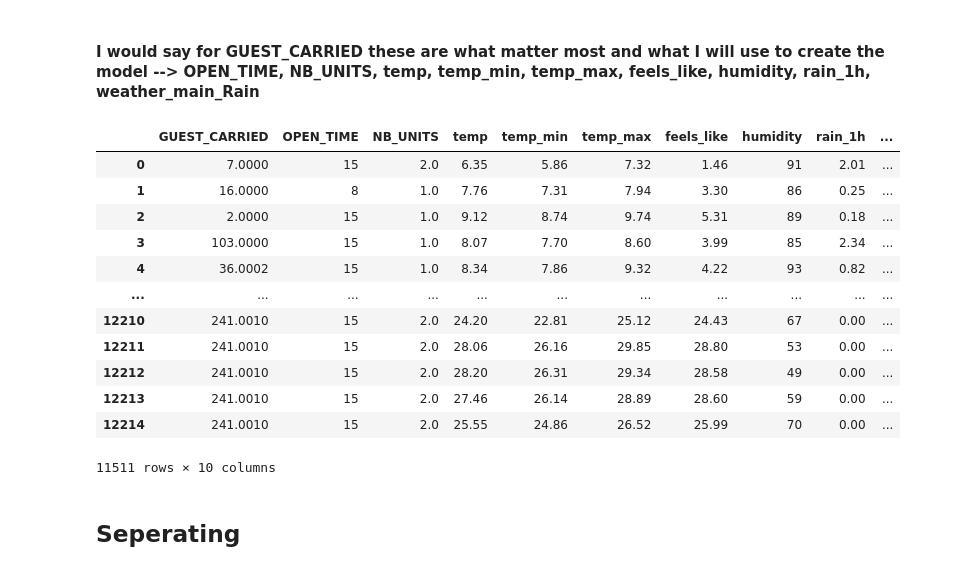
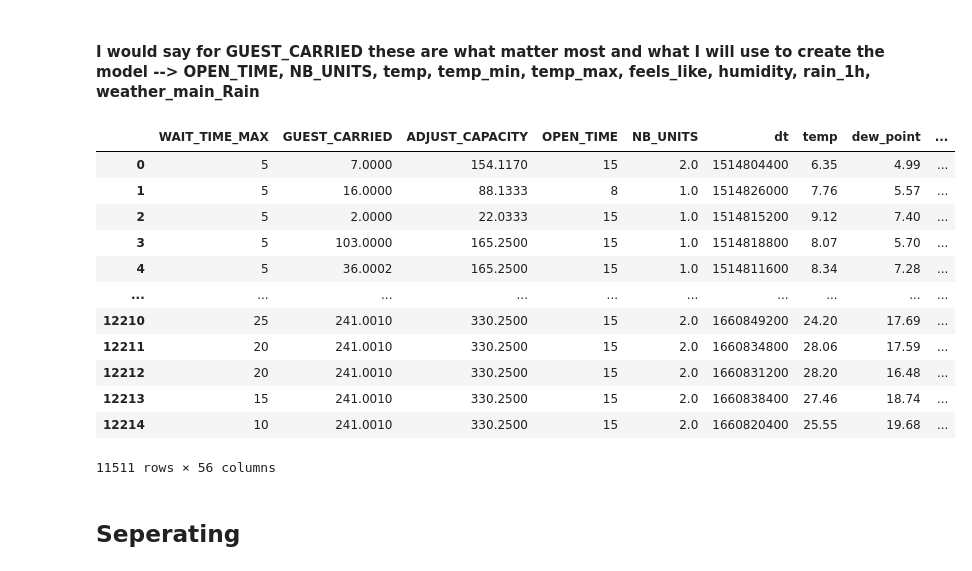
Before and after one commit to MwBm/DataAnalysisIntro, a Jupyter notebook: disneyData.ipynb, the cells around one changed output. Saved outputs shown, nothing was run; the diff lists cells and outputs as text; code cells hidden in the pictures.

```diff
--- a/disneyData.ipynb
+++ b/disneyData.ipynb
@@ -356,24 +356,22 @@ plt.show
 # %% [markdown]
 #### I would say for GUEST_CARRIED these are what matter most and what I will use to create the model --> OPEN_TIME, NB_UNITS, temp, temp_min, temp_max, feels_like, humidity, rain_1h, weather_main_Rain
 # %%
-merged_sk = merged_sk[['GUEST_CARRIED', 'OPEN_TIME', 'NB_UNITS', 'temp', 'temp_min', 'temp_max', 'feels_like', 'humidity', 'rain_1h', 'weather_main_Rain']]
-merged_sk['weather_main_Rain'] = merged_sk['weather_main_Rain'].astype(int)
 merged_sk = merged_sk[merged_sk['GUEST_CARRIED'] != 0] #Removing 0s since they are skewing the data and I believe that there are many false 0s
 merged_sk
 # %% [output]
-|  | GUEST_CARRIED | OPEN_TIME | NB_UNITS | temp | temp_min | temp_max | feels_like | humidity | rain_1h | ... |
-| 0 | 7.0000 | 15 | 2.0 | 6.35 | 5.86 | 7.32 | 1.46 | 91 | 2.01 | ... |
-| 1 | 16.0000 | 8 | 1.0 | 7.76 | 7.31 | 7.94 | 3.30 | 86 | 0.25 | ... |
-| 2 | 2.0000 | 15 | 1.0 | 9.12 | 8.74 | 9.74 | 5.31 | 89 | 0.18 | ... |
-| 3 | 103.0000 | 15 | 1.0 | 8.07 | 7.70 | 8.60 | 3.99 | 85 | 2.34 | ... |
-| 4 | 36.0002 | 15 | 1.0 | 8.34 | 7.86 | 9.32 | 4.22 | 93 | 0.82 | ... |
-| ... | ... | ... | ... | ... | ... | ... | ... | ... | ... | ... |
-| 12210 | 241.0010 | 15 | 2.0 | 24.20 | 22.81 | 25.12 | 24.43 | 67 | 0.00 | ... |
-| 12211 | 241.0010 | 15 | 2.0 | 28.06 | 26.16 | 29.85 | 28.80 | 53 | 0.00 | ... |
-| 12212 | 241.0010 | 15 | 2.0 | 28.20 | 26.31 | 29.34 | 28.58 | 49 | 0.00 | ... |
-| 12213 | 241.0010 | 15 | 2.0 | 27.46 | 26.14 | 28.89 | 28.60 | 59 | 0.00 | ... |
-| 12214 | 241.0010 | 15 | 2.0 | 25.55 | 24.86 | 26.52 | 25.99 | 70 | 0.00 | ... |
+|  | WAIT_TIME_MAX | GUEST_CARRIED | ADJUST_CAPACITY | OPEN_TIME | NB_UNITS | dt | temp | dew_point | ... |
+| 0 | 5 | 7.0000 | 154.1170 | 15 | 2.0 | 1514804400 | 6.35 | 4.99 | ... |
+| 1 | 5 | 16.0000 | 88.1333 | 8 | 1.0 | 1514826000 | 7.76 | 5.57 | ... |
+| 2 | 5 | 2.0000 | 22.0333 | 15 | 1.0 | 1514815200 | 9.12 | 7.40 | ... |
+| 3 | 5 | 103.0000 | 165.2500 | 15 | 1.0 | 1514818800 | 8.07 | 5.70 | ... |
+| 4 | 5 | 36.0002 | 165.2500 | 15 | 1.0 | 1514811600 | 8.34 | 7.28 | ... |
+| ... | ... | ... | ... | ... | ... | ... | ... | ... | ... |
+| 12210 | 25 | 241.0010 | 330.2500 | 15 | 2.0 | 1660849200 | 24.20 | 17.69 | ... |
+| 12211 | 20 | 241.0010 | 330.2500 | 15 | 2.0 | 1660834800 | 28.06 | 17.59 | ... |
+| 12212 | 20 | 241.0010 | 330.2500 | 15 | 2.0 | 1660831200 | 28.20 | 16.48 | ... |
+| 12213 | 15 | 241.0010 | 330.2500 | 15 | 2.0 | 1660838400 | 27.46 | 18.74 | ... |
+| 12214 | 10 | 241.0010 | 330.2500 | 15 | 2.0 | 1660820400 | 25.55 | 19.68 | ... |
-11511 rows × 10 columns
+11511 rows × 56 columns
 # %% [markdown]
 ## Seperating
 # %%
```
Also changed, not shown: parts of 1 cell of this notebook.
